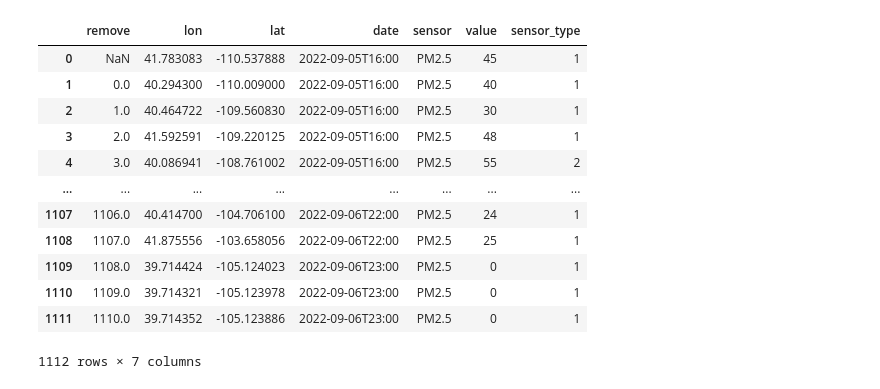
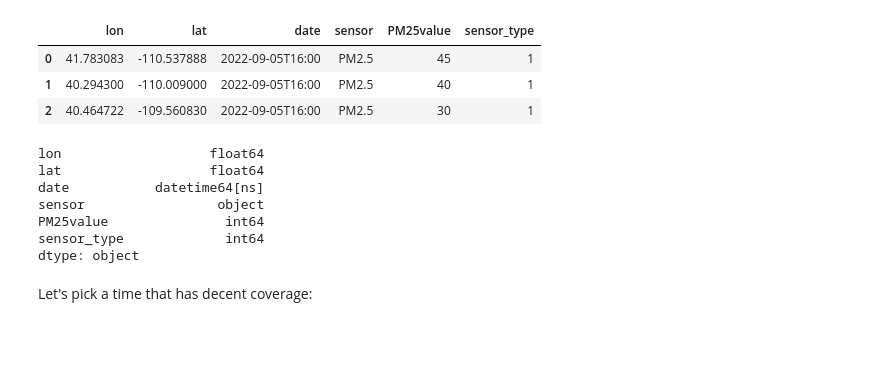
Before and after one commit to ThomasMGeo/grid_explore, a Jupyter notebook: verde_intro.ipynb, the cells around one changed output. Drawn from its saved outputs; the diff is of its cells as text; code cells hidden in the pictures; blank space fills up the shorter version.

```diff
--- a/verde_intro.ipynb
+++ b/verde_intro.ipynb
@@ -9,19 +38,24 @@ df.to_csv('airnow_data.csv')
 # %%
-colnames=['remove', 'lon', 'lat', 'date', 'sensor', 'value', 'sensor_type']
+colnames=['remove', 'lon', 'lat', 'date', 'sensor', 'PM25value', 'sensor_type']
 
-df2 = pd.read_csv('airnow_data.csv', names=colnames, header=None)
-df2
+df = pd.read_csv('airnow_data.csv', names=colnames, header=None)
+df = df.drop(columns='remove')
+df.head(3)
 # %% [output]
-|  | remove | lon | lat | date | sensor | value | sensor_type |
-| 0 | NaN | 41.783083 | -110.537888 | 2022-09-05T16:00 | PM2.5 | 45 | 1 |
-| 1 | 0.0 | 40.294300 | -110.009000 | 2022-09-05T16:00 | PM2.5 | 40 | 1 |
-| 2 | 1.0 | 40.464722 | -109.560830 | 2022-09-05T16:00 | PM2.5 | 30 | 1 |
-| 3 | 2.0 | 41.592591 | -109.220125 | 2022-09-05T16:00 | PM2.5 | 48 | 1 |
-| 4 | 3.0 | 40.086941 | -108.761002 | 2022-09-05T16:00 | PM2.5 | 55 | 2 |
-| ... | ... | ... | ... | ... | ... | ... | ... |
-| 1107 | 1106.0 | 40.414700 | -104.706100 | 2022-09-06T22:00 | PM2.5 | 24 | 1 |
-| 1108 | 1107.0 | 41.875556 | -103.658056 | 2022-09-06T22:00 | PM2.5 | 25 | 1 |
-| 1109 | 1108.0 | 39.714424 | -105.124023 | 2022-09-06T23:00 | PM2.5 | 0 | 1 |
-| 1110 | 1109.0 | 39.714321 | -105.123978 | 2022-09-06T23:00 | PM2.5 | 0 | 1 |
-| 1111 | 1110.0 | 39.714352 | -105.123886 | 2022-09-06T23:00 | PM2.5 | 0 | 1 |
+|  | lon | lat | date | sensor | PM25value | sensor_type |
+| 0 | 41.783083 | -110.537888 | 2022-09-05T16:00 | PM2.5 | 45 | 1 |
+| 1 | 40.294300 | -110.009000 | 2022-09-05T16:00 | PM2.5 | 40 | 1 |
+| 2 | 40.464722 | -109.560830 | 2022-09-05T16:00 | PM2.5 | 30 | 1 |
-1112 rows × 7 columns
+# %%
+df.date = pd.to_datetime(df.date)
+df.dtypes
+# %% [output]
+lon                   float64
+lat                   float64
+date           datetime64[ns]
+sensor                 object
+PM25value               int64
+sensor_type             int64
+dtype: object
+# %% [markdown]
+Let's pick a time that has decent coverage:
```
Also changed, not shown: parts of 38 cells of this notebook, 1 other file.
